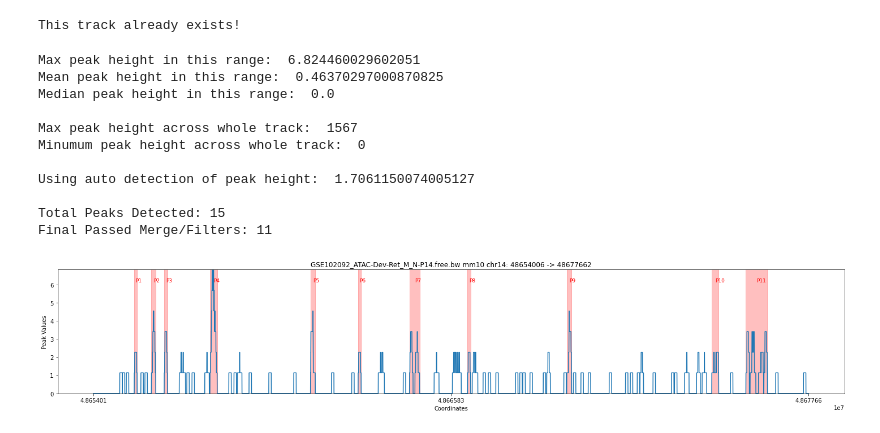
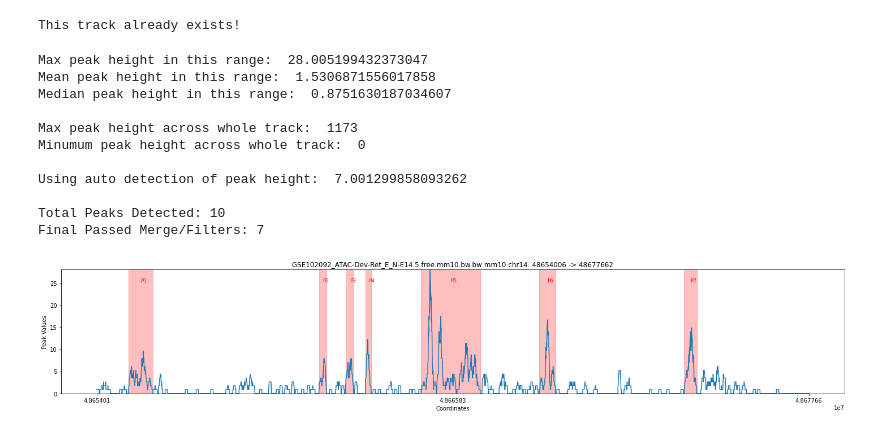
Before and after one commit to MLKaufman/py-enhancer-scanner, a Jupyter notebook: EnhancerScanTestSuperSlim.ipynb, the cells around one changed output. Drawn from its saved outputs; the diff is of its cells as text; code cells hidden in the pictures.

```diff
--- a/EnhancerScanTestSuperSlim.ipynb
+++ b/EnhancerScanTestSuperSlim.ipynb
@@ -25,19 +38,19 @@ scanobject.download_tracks(track_num=1)
 # %% [output]
 This track already exists!
 # %%
-scanobject.load_track('GSE102092_ATAC-Dev-Ret_M_N-P14.free.bw', 'mm10')
-scanobject.enhancer_scanner('chr14', 48654006, 48677663)
+scanobject.load_track('GSE102092_ATAC-Dev-Ret_E_N-E14.5.free.mm10.bw.bw', 'mm10')
+scanobject.enhancer_scanner('chr14:48654006-48677663')
 scanobject.plot_detected_enhancers()
 # %% [output]
-Max peak height in this range:  6.824460029602051
-Mean peak height in this range:  0.46370297000870825
-Median peak height in this range:  0.0
+Max peak height in this range:  28.005199432373047
+Mean peak height in this range:  1.5306871556017858
+Median peak height in this range:  0.8751630187034607
 
-Max peak height across whole track:  1567
+Max peak height across whole track:  1173
 Minumum peak height across whole track:  0
 
-Using auto detection of peak height:  1.7061150074005127
+Using auto detection of peak height:  7.001299858093262
 
-Total Peaks Detected: 15
-Final Passed Merge/Filters: 11
+Total Peaks Detected: 10
+Final Passed Merge/Filters: 7
-[figure, old version]
+[figure, new version]
```
Also changed, not shown: parts of 3 cells of this notebook.
